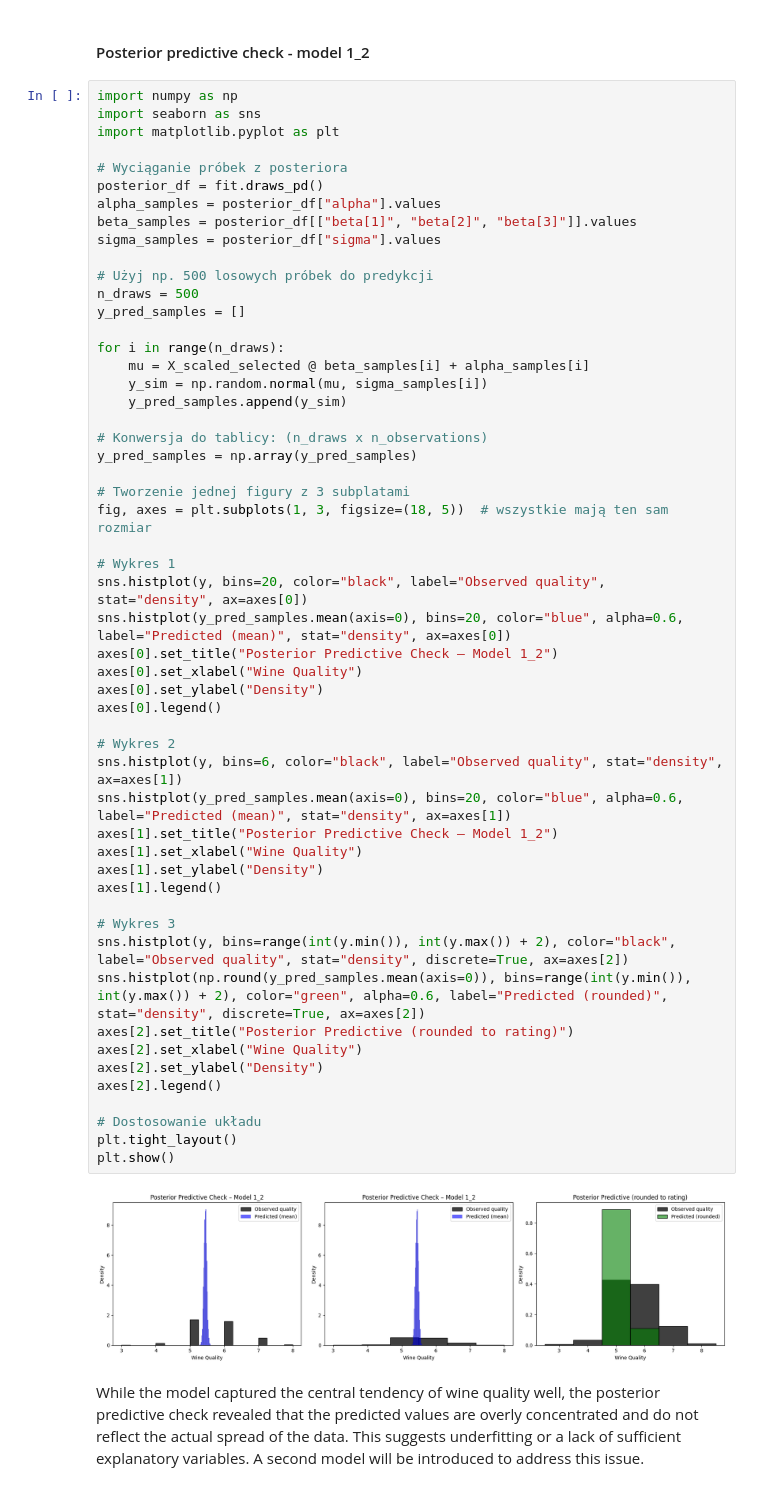
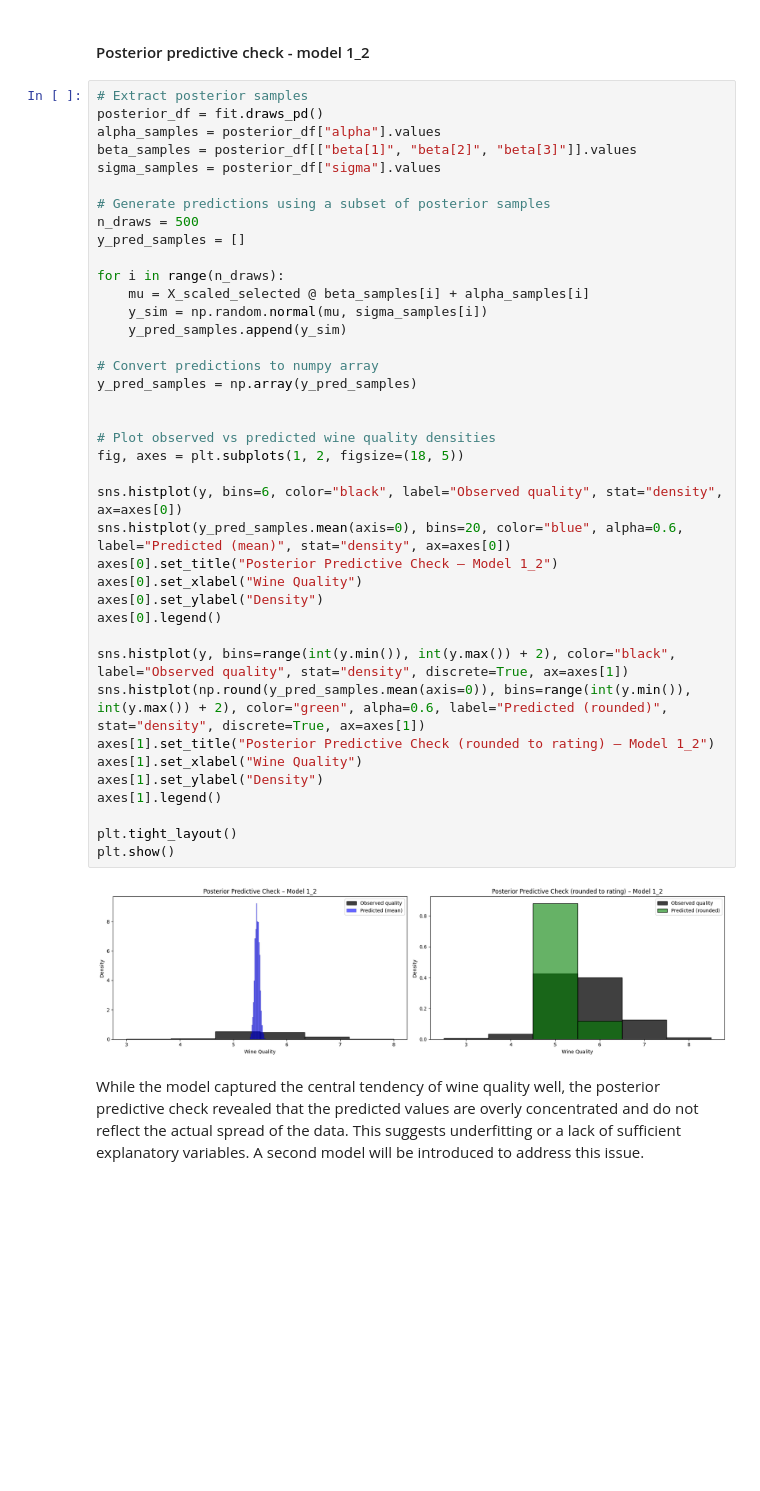
Before and after one commit to zacky111/Data_analytics, a Jupyter notebook: main.ipynb, the cells around one changed output. Drawn from its saved outputs; the diff is of its cells as text; blank space fills up the shorter version.

```diff
--- a/main.ipynb
+++ b/main.ipynb
@@ -510,60 +441,46 @@ The posterior distributions for Model 1.2 indicate that alcohol content has the
 # %% [markdown]
 #### Posterior predictive check - model 1_2
 # %%
-import numpy as np
-import seaborn as sns
-import matplotlib.pyplot as plt
-
-# Wyciąganie próbek z posteriora
+# Extract posterior samples
 posterior_df = fit.draws_pd()
 alpha_samples = posterior_df["alpha"].values
 beta_samples = posterior_df[["beta[1]", "beta[2]", "beta[3]"]].values
 sigma_samples = posterior_df["sigma"].values
 
-# Użyj np. 500 losowych próbek do predykcji
+# Generate predictions using a subset of posterior samples
 n_draws = 500
 y_pred_samples = []
 
 for i in range(n_draws):
     mu = X_scaled_selected @ beta_samples[i] + alpha_samples[i]
     y_sim = np.random.normal(mu, sigma_samples[i])
     y_pred_samples.append(y_sim)
 
-# Konwersja do tablicy: (n_draws x n_observations)
+# Convert predictions to numpy array
 y_pred_samples = np.array(y_pred_samples)
 
-# Tworzenie jednej figury z 3 subplatami
-fig, axes = plt.subplots(1, 3, figsize=(18, 5))  # wszystkie mają ten sam rozmiar
 
-# Wykres 1
-sns.histplot(y, bins=20, color="black", label="Observed quality", stat="density", ax=axes[0])
+# Plot observed vs predicted wine quality densities
+fig, axes = plt.subplots(1, 2, figsize=(18, 5))
+
+sns.histplot(y, bins=6, color="black", label="Observed quality", stat="density", ax=axes[0])
 sns.histplot(y_pred_samples.mean(axis=0), bins=20, color="blue", alpha=0.6, label="Predicted (mean)", stat="density", ax=axes[0])
 axes[0].set_title("Posterior Predictive Check – Model 1_2")
 axes[0].set_xlabel("Wine Quality")
 axes[0].set_ylabel("Density")
 axes[0].legend()
 
-# Wykres 2
-sns.histplot(y, bins=6, color="black", label="Observed quality", stat="density", ax=axes[1])
-sns.histplot(y_pred_samples.mean(axis=0), bins=20, color="blue", alpha=0.6, label="Predicted (mean)", stat="density", ax=axes[1])
-axes[1].set_title("Posterior Predictive Check – Model 1_2")
+sns.histplot(y, bins=range(int(y.min()), int(y.max()) + 2), color="black", label="Observed quality", stat="density", discrete=True, ax=axes[1])
+sns.histplot(np.round(y_pred_samples.mean(axis=0)), bins=range(int(y.min()), int(y.max()) + 2), color="green", alpha=0.6, label="Predicted (rounded)", stat="density", discrete=True, ax=axes[1])
+axes[1].set_title("Posterior Predictive Check (rounded to rating) – Model 1_2")
 axes[1].set_xlabel("Wine Quality")
 axes[1].set_ylabel("Density")
 axes[1].legend()
 
-# Wykres 3
-sns.histplot(y, bins=range(int(y.min()), int(y.max()) + 2), color="black", label="Observed quality", stat="density", discrete=True, ax=axes[2])
-sns.histplot(np.round(y_pred_samples.mean(axis=0)), bins=range(int(y.min()), int(y.max()) + 2), color="green", alpha=0.6, label="Predicted (rounded)", stat="density", discrete=True, ax=axes[2])
-axes[2].set_title("Posterior Predictive (rounded to rating)")
-axes[2].set_xlabel("Wine Quality")
-axes[2].set_ylabel("Density")
-axes[2].legend()
-
-# Dostosowanie układu
 plt.tight_layout()
 plt.show()
 # %% [output]
-[figure, old version]
+[figure, new version]
 # %% [markdown]
 While the model captured the central tendency of wine quality well, the posterior predictive check revealed that the predicted values are overly concentrated and do not reflect the actual spread of the data. This suggests underfitting or a lack of sufficient explanatory variables. A second model will be introduced to address this issue.
 # %% [markdown]
```
Also changed, not shown: parts of 34 cells of this notebook.
